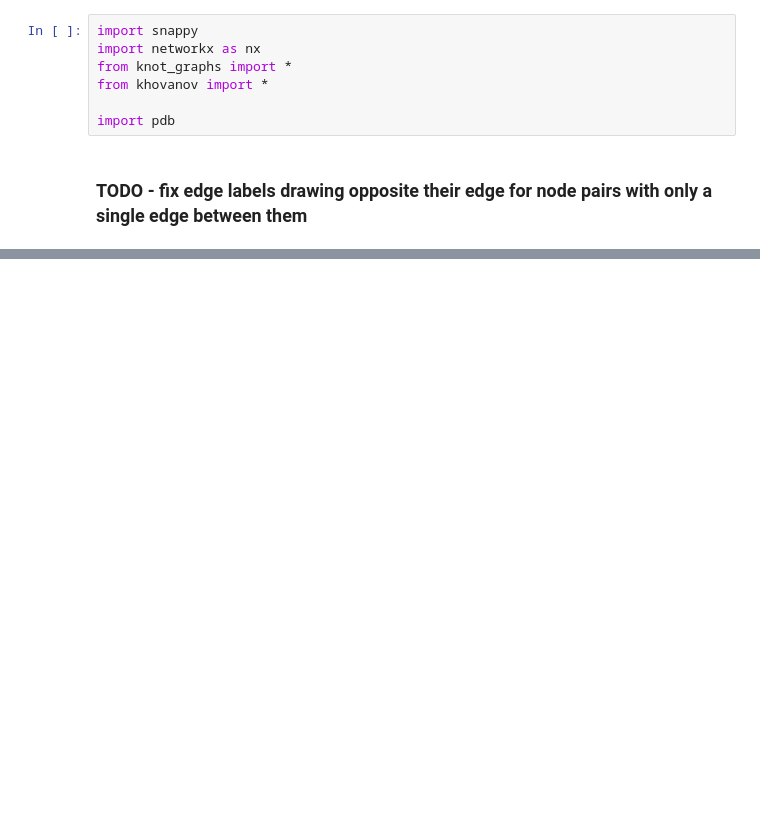
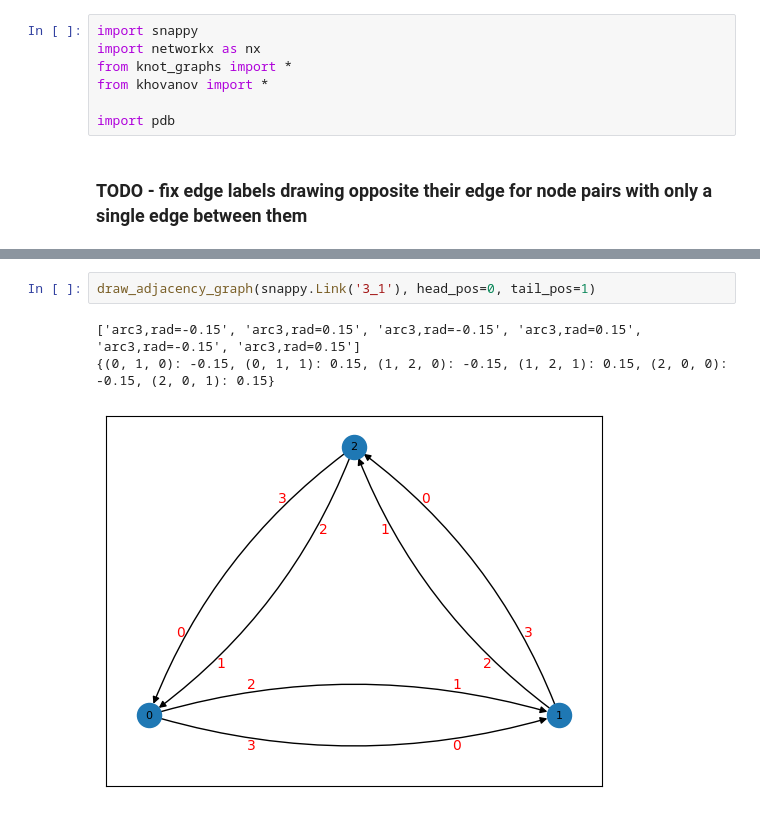
Before and after one commit to JulesGB/KnotGeography, a Jupyter notebook: graph testing.ipynb, the cells around one changed output, grey strips where cells are left out. Saved outputs shown, nothing was run; the diff lists cells and outputs as text; blank space fills up the shorter version.

```diff
--- a/graph testing.ipynb
+++ b/graph testing.ipynb
@@ -13,0 +29,6 @@ draw_adjacency_graph(snappy.Link('4_1'), rad_increment=0.15)
+# %%
+draw_adjacency_graph(snappy.Link('3_1'), head_pos=0, tail_pos=1)
+# %% [output]
+['arc3,rad=-0.15', 'arc3,rad=0.15', 'arc3,rad=-0.15', 'arc3,rad=0.15', 'arc3,rad=-0.15', 'arc3,rad=0.15']
+{(0, 1, 0): -0.15, (0, 1, 1): 0.15, (1, 2, 0): -0.15, (1, 2, 1): 0.15, (2, 0, 0): -0.15, (2, 0, 1): 0.15}
+[figure, added]
```
Also changed, not shown: parts of 4 cells of this notebook, 2 other files.
